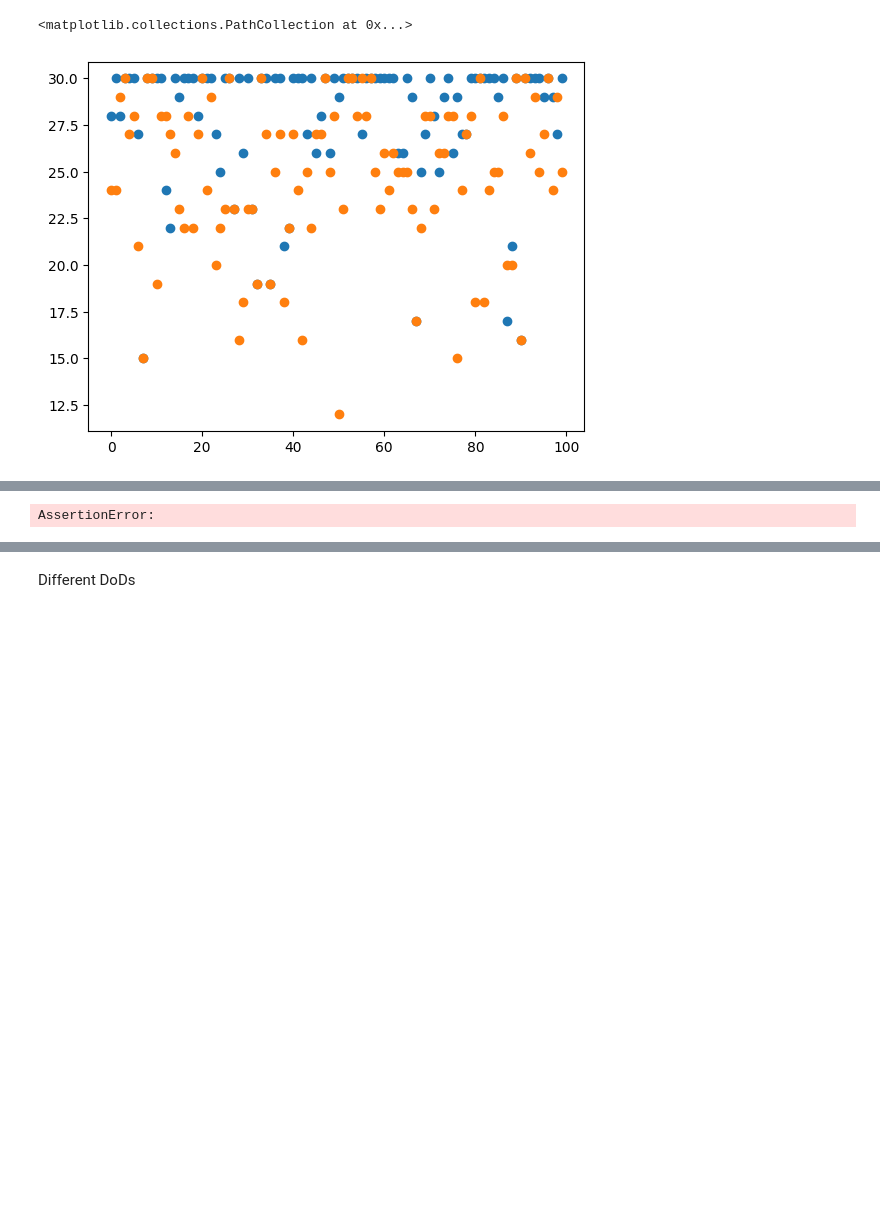
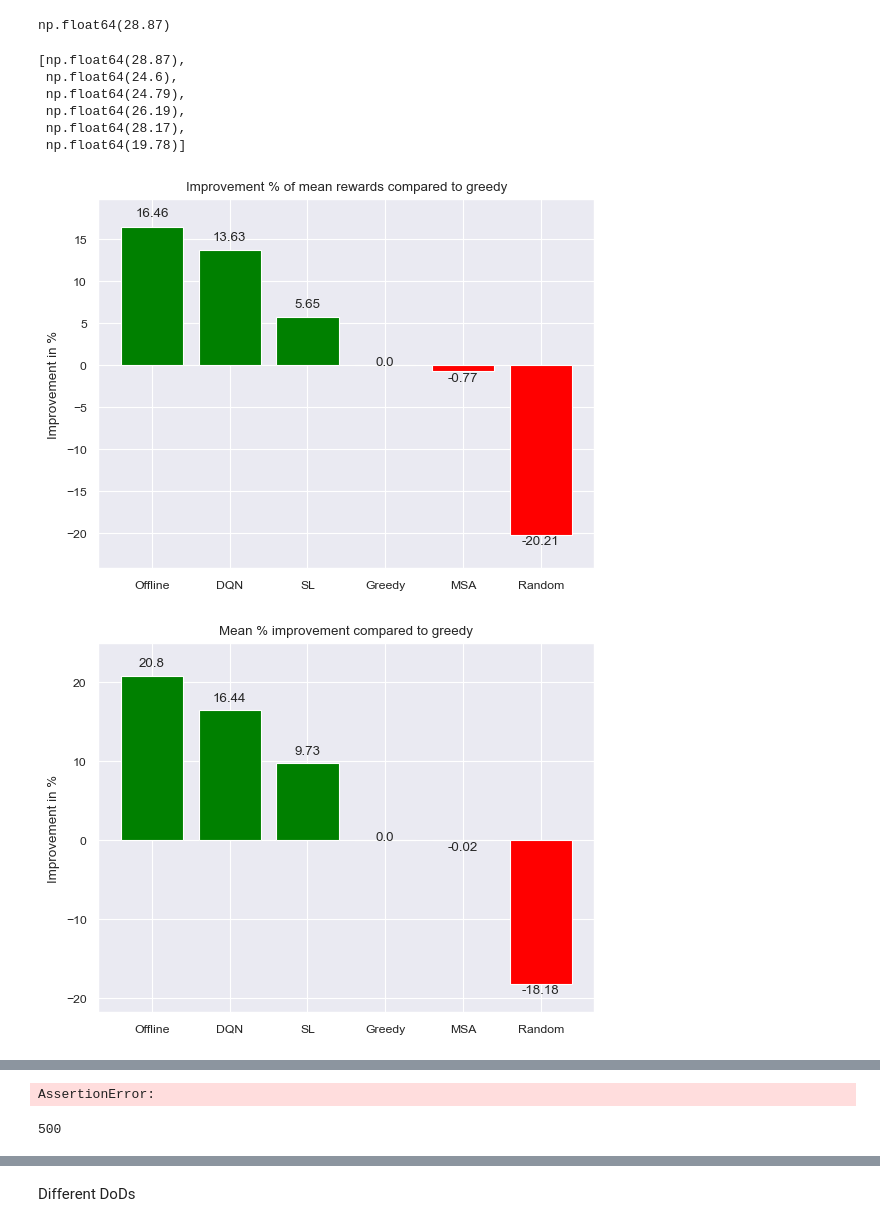
Before and after one commit to Farid-Najar/DynamicQVRP, a Jupyter notebook: results.ipynb, the cells around one changed output, grey strips where cells are left out. Drawn from its saved outputs; the diff is of its cells as text; code cells hidden in the pictures; blank space fills up the shorter version.

```diff
--- a/results.ipynb
+++ b/results.ipynb
@@ -100,6 +112,19 @@ plot(data)
-# %%
-plt.scatter(np.arange(len(res_greedy["rs"])), res_RL_equiProb["rs"])
-plt.scatter(np.arange(len(res_greedy["rs"])), res_greedy["rs"])
-# %% [output]
-<matplotlib.collections.PathCollection at 0x...>
-[figure, removed]
+# %%
+data['Offline'].mean()
+# %% [output]
+np.float64(28.87)
+# %%
+[data[k].mean() for k in data.keys()]
+# %% [output]
+[np.float64(28.87),
+ np.float64(24.6),
+ np.float64(24.79),
+ np.float64(26.19),
+ np.float64(28.17),
+ np.float64(19.78)]
+# %%
+sns.color_palette("deep")
+plot(data)
+# %% [output]
+[figure, added]
+[figure, added]
@@ -107,3 +138,9 @@ plt.scatter(np.arange(len(res_greedy["rs"])), res_greedy["rs"])
 assert False
 # %% [output]
 AssertionError:
+# %%
+with open(f'results/res_TSP_fullDynamic/res_random.pkl', "rb") as f:
+    res_random = pickle.load(f)
+len(res_random["rs"])
+# %% [output]
+500
```
Also changed, not shown: parts of 12 cells of this notebook, 2 other files.
